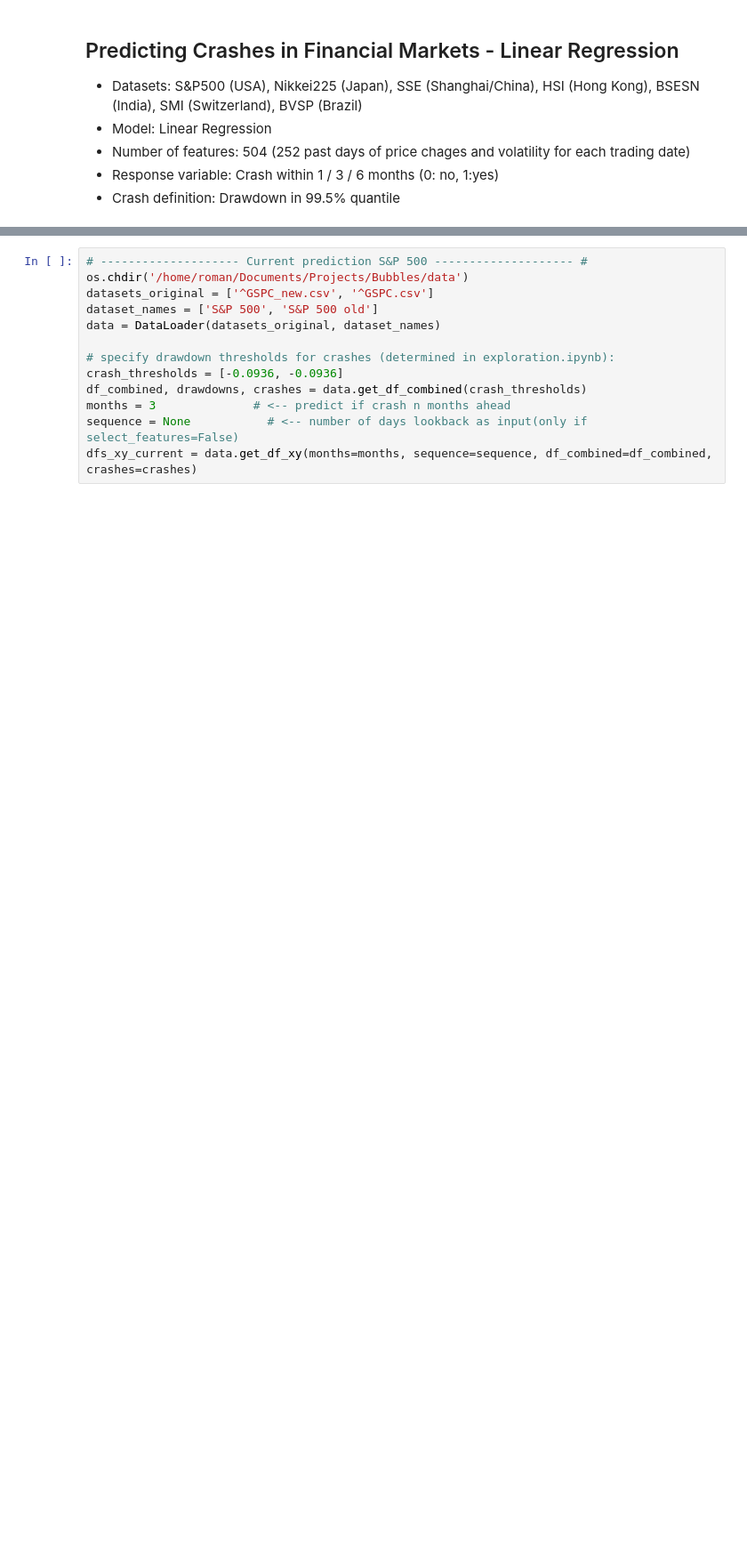
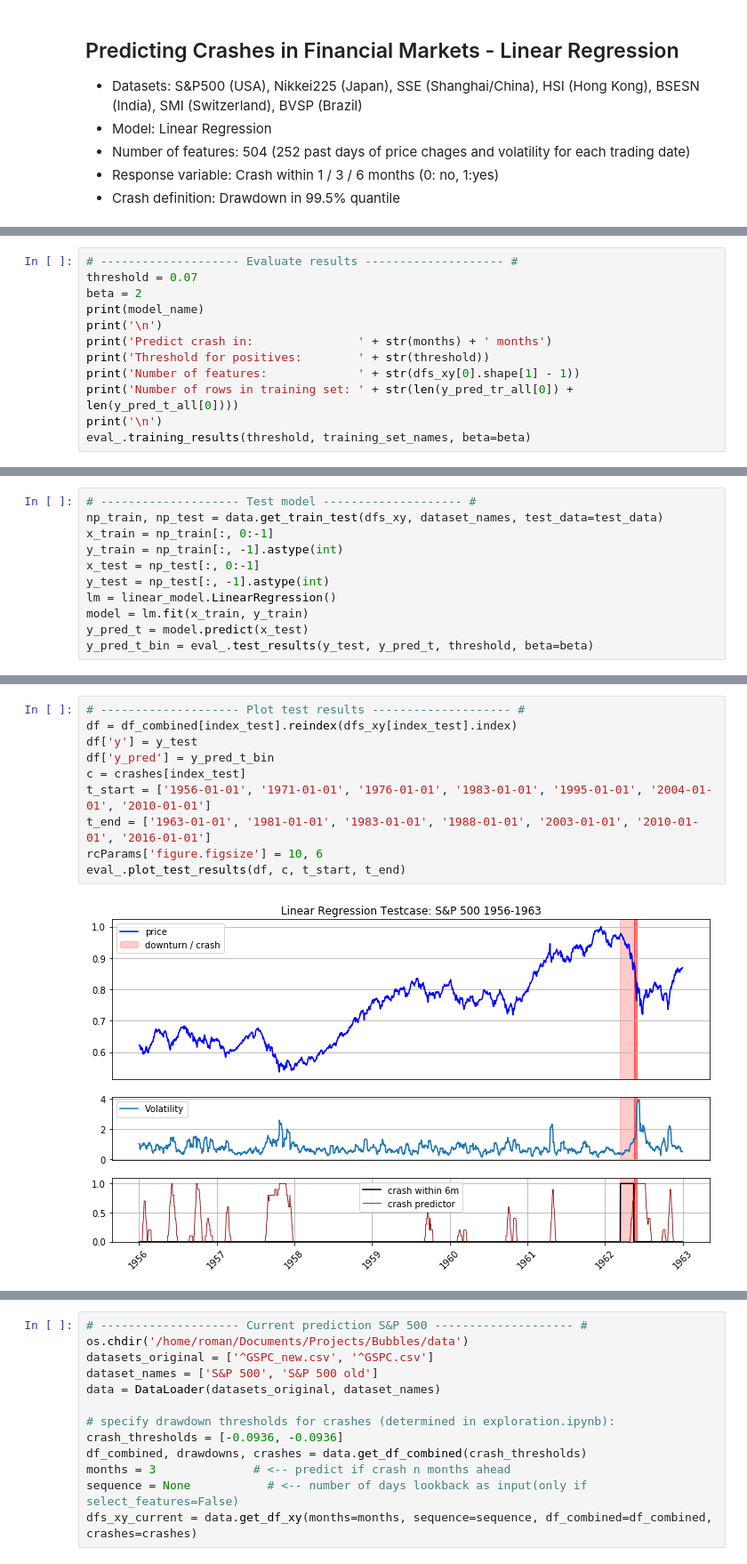
Before and after one commit to roman807/Predicting-Stock-Market-Crashes, a Jupyter notebook: models/lin_reg.ipynb, the cells around one changed output, grey strips where cells are left out. Shown at 89% size. Saved outputs shown, nothing was run; the diff lists cells and outputs as text; blank space fills up the shorter version.

```diff
--- a/models/lin_reg.ipynb
+++ b/models/lin_reg.ipynb
@@ -358,0 +80,12 @@ for t1, t2 in zip(t_start, t_end):
+# %%
+# -------------------- Evaluate results -------------------- #
+threshold = 0.07
+beta = 2
+print(model_name)
+print('\n')
+print('Predict crash in:               ' + str(months) + ' months')
+print('Threshold for positives:        ' + str(threshold))
+print('Number of features:             ' + str(dfs_xy[0].shape[1] - 1))
+print('Number of rows in training set: ' + str(len(y_pred_tr_all[0]) + len(y_pred_t_all[0])))
+print('\n')
+eval_.training_results(threshold, training_set_names, beta=beta)
@@ -358,0 +110,11 @@ for t1, t2 in zip(t_start, t_end):
+# %%
+# -------------------- Test model -------------------- #
+np_train, np_test = data.get_train_test(dfs_xy, dataset_names, test_data=test_data)
+x_train = np_train[:, 0:-1]
+y_train = np_train[:, -1].astype(int)
+x_test = np_test[:, 0:-1]
+y_test = np_test[:, -1].astype(int)
+lm = linear_model.LinearRegression()
+model = lm.fit(x_train, y_train)
+y_pred_t = model.predict(x_test)
+y_pred_t_bin = eval_.test_results(y_test, y_pred_t, threshold, beta=beta)
@@ -358,0 +129,12 @@ for t1, t2 in zip(t_start, t_end):
+# %%
+# -------------------- Plot test results -------------------- #
+df = df_combined[index_test].reindex(dfs_xy[index_test].index)
+df['y'] = y_test
+df['y_pred'] = y_pred_t_bin
+c = crashes[index_test]
+t_start = ['1956-01-01', '1971-01-01', '1976-01-01', '1983-01-01', '1995-01-01', '2004-01-01', '2010-01-01']
+t_end = ['1963-01-01', '1981-01-01', '1983-01-01', '1988-01-01', '2003-01-01', '2010-01-01', '2016-01-01']
+rcParams['figure.figsize'] = 10, 6
+eval_.plot_test_results(df, c, t_start, t_end)
+# %% [output]
+[figure, added]
```
Also changed, not shown: parts of 12 cells of this notebook, 1 other file.
